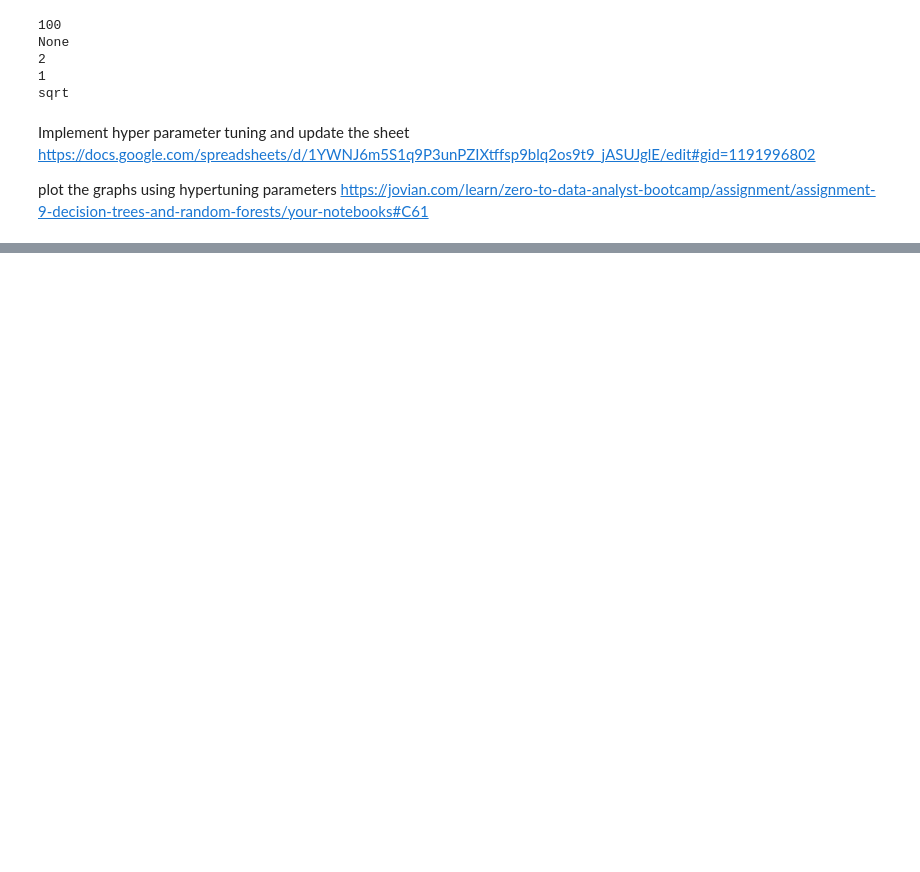
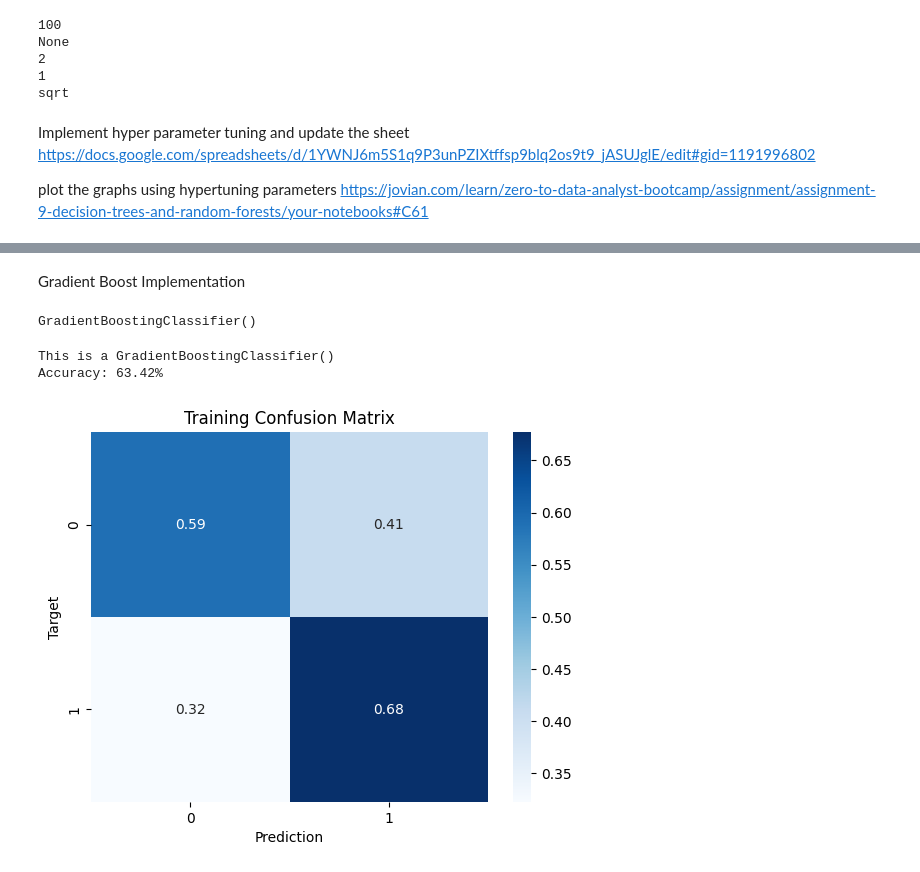
Before and after one commit to yallabalaji/MachineLearning, a Jupyter notebook: Machine_Learning_Microsoft_Malware_Analysis.ipynb, the cells around one changed output, grey strips where cells are left out. Drawn from its saved outputs; the diff is of its cells as text; code cells hidden in the pictures; blank space fills up the shorter version.

```diff
--- a/Machine_Learning_Microsoft_Malware_Analysis.ipynb
+++ b/Machine_Learning_Microsoft_Malware_Analysis.ipynb
@@ -1260,0 +1358,2 @@ plot the graphs using hypertuning parameters https://jovian.com/learn/zero-to-da
+# %% [markdown]
+Gradient Boost Implementation
@@ -1260,0 +1362,12 @@ plot the graphs using hypertuning parameters https://jovian.com/learn/zero-to-da
+# %%
+gb_classifier = GradientBoostingClassifier()
+# %%
+gb_classifier.fit(train_inputs,train_targets)
+# %% [output]
+GradientBoostingClassifier()
+# %%
+predict_and_plot(gb_classifier,train_inputs,train_targets,"Training")
+# %% [output]
+This is a GradientBoostingClassifier()
+Accuracy: 63.42%
+[figure, added]
```
Also changed, not shown: parts of 54 cells of this notebook.
